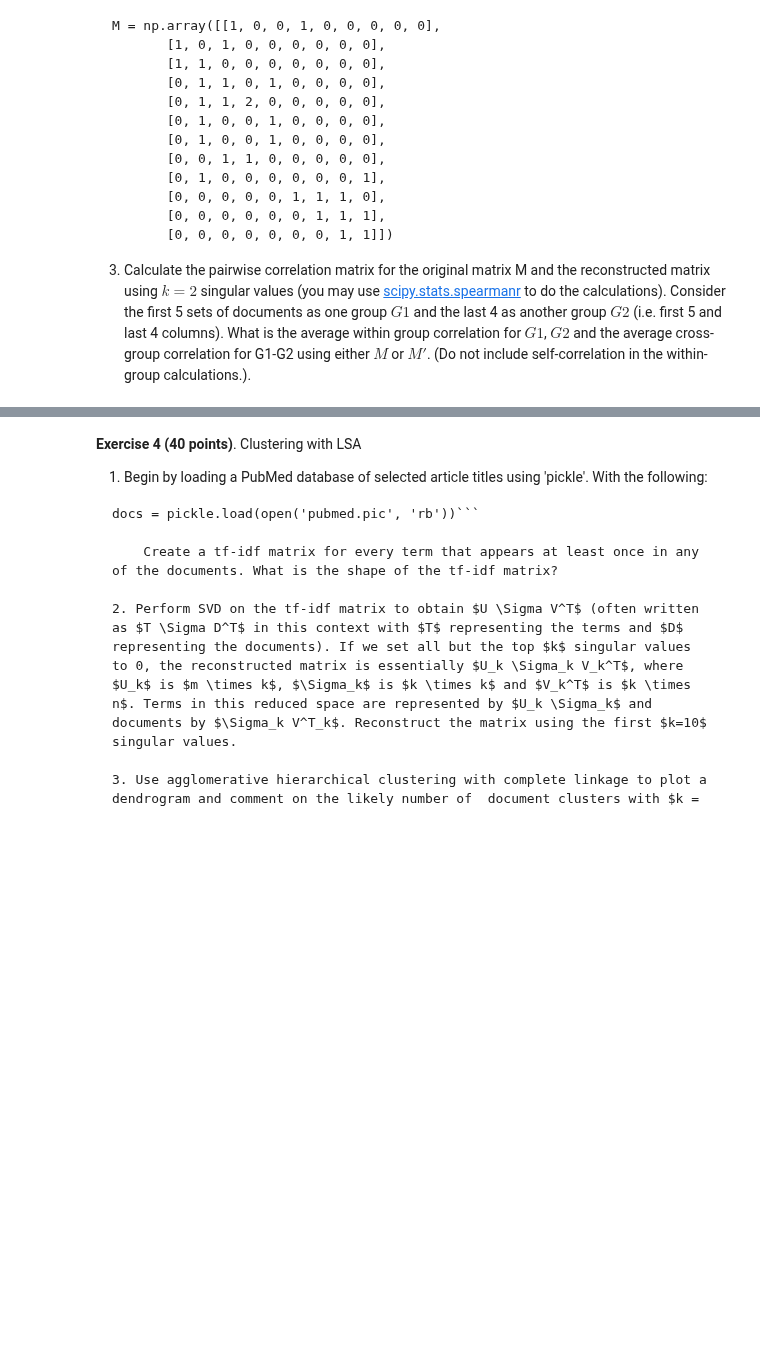
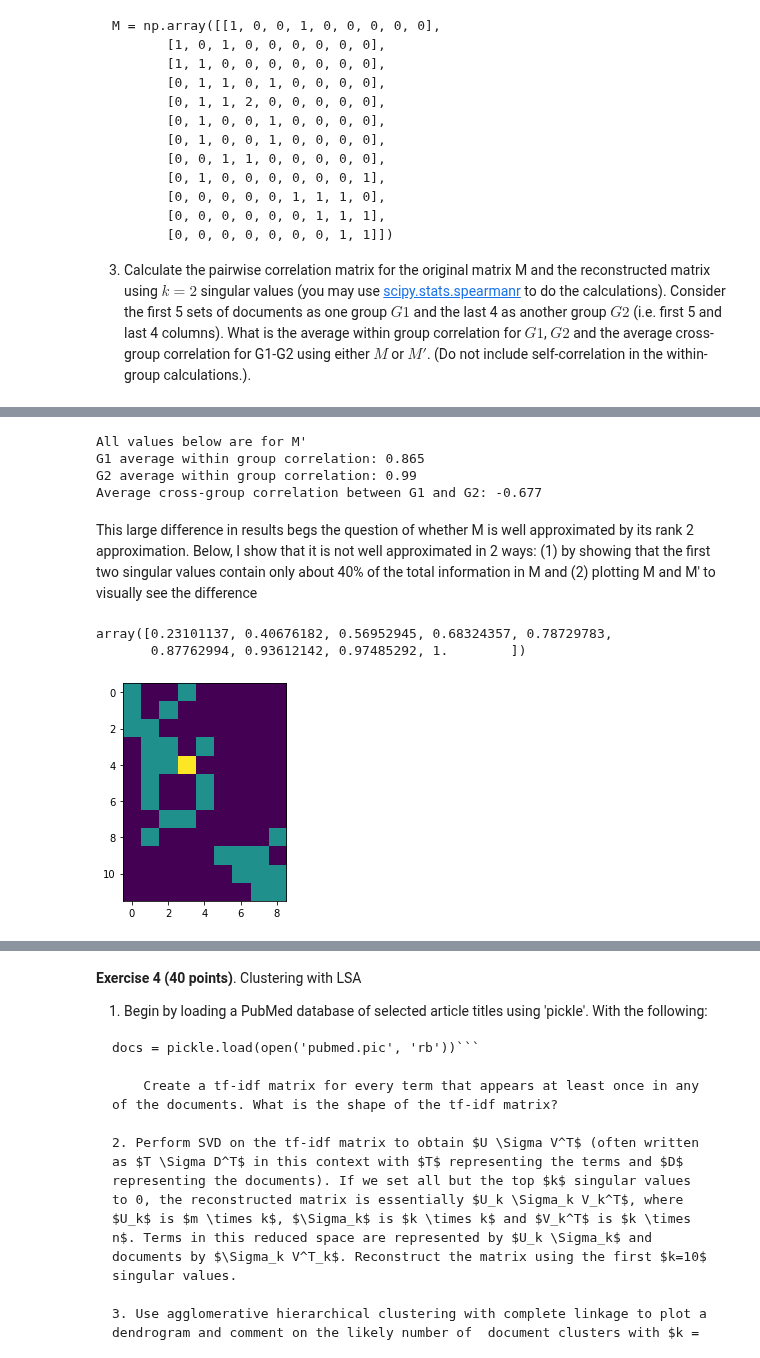
Before and after one commit to robkravec/sta-663-2021, a Jupyter notebook: notebooks/copies/homework/Homework07.ipynb, the cells around one changed output, grey strips where cells are left out. Cells and saved outputs as stored; diff of their text form; code cells hidden in the pictures; blank space fills up the shorter version.

```diff
--- a/notebooks/copies/homework/Homework07.ipynb
+++ b/notebooks/copies/homework/Homework07.ipynb
@@ -375,0 +397,18 @@ M = np.array([[1, 0, 0, 1, 0, 0, 0, 0, 0],
+# %%
+# Given matrix, M
+M = np.array([[1, 0, 0, 1, 0, 0, 0, 0, 0],
+       [1, 0, 1, 0, 0, 0, 0, 0, 0],
+       [1, 1, 0, 0, 0, 0, 0, 0, 0],
+       [0, 1, 1, 0, 1, 0, 0, 0, 0],
+       [0, 1, 1, 2, 0, 0, 0, 0, 0],
+       [0, 1, 0, 0, 1, 0, 0, 0, 0],
+       [0, 1, 0, 0, 1, 0, 0, 0, 0],
+       [0, 0, 1, 1, 0, 0, 0, 0, 0],
+       [0, 1, 0, 0, 0, 0, 0, 0, 1],
+       [0, 0, 0, 0, 0, 1, 1, 1, 0],
+       [0, 0, 0, 0, 0, 0, 1, 1, 1],
+       [0, 0, 0, 0, 0, 0, 0, 1, 1]])
+
+# Print M'
+M_prime = reduced_matrix(M, 2)
+np.round(M_prime, decimals = 3)
@@ -375,0 +465,41 @@ M = np.array([[1, 0, 0, 1, 0, 0, 0, 0, 0],
+# %%
+# Calculate pairwise correlation matrix M'
+M_prime_corr = stats.spearmanr(M_prime, axis = 0)[0]
+print("All values below are for M'")
+
+# Find average within group correlation for G1 (documents 1-5)
+G1 = M_prime_corr[0:5, 0:5]
+weights = np.ones(shape = G1.shape)
+np.fill_diagonal(weights, 0)
+G1_corr = np.average(G1, weights = weights)
+print("G1 average within group correlation: " + str(np.round(G1_corr, decimals = 3)))
+
+# Find average within group correlation for G2 (documents 6-9)
+G2 = M_prime_corr[5:9, 5:9]
+weights = np.ones(shape = G2.shape)
+np.fill_diagonal(weights, 0)
+G2_corr = np.average(G2, weights = weights)
+print("G2 average within group correlation: " + str(np.round(G2_corr, decimals = 3)))
+
+# Find average cross-group correlation for G1-G2
+cross_group = M_prime_corr[0:5, 5:9]
+cross_group_corr = cross_group.mean()
+print("Average cross-group correlation between G1 and G2: " + str(np.round(cross_group_corr, decimals = 3)))
+# %% [output]
+All values below are for M'
+G1 average within group correlation: 0.865
+G2 average within group correlation: 0.99
+Average cross-group correlation between G1 and G2: -0.677
+# %% [markdown]
+This large difference in results begs the question of whether M is well approximated by its rank 2 approximation. Below, I show that it is not well approximated in 2 ways: (1) by showing that the first two singular values contain only about 40% of the total information in M and (2) plotting M and M' to visually see the difference
+# %%
+# Perform SVD, and look at cumulative sum of singular values
+U, s, Vt = la.svd(M, full_matrices = False)
+s.cumsum() / s.sum()
+# %% [output]
+array([0.23101137, 0.40676182, 0.56952945, 0.68324357, 0.78729783,
+       0.87762994, 0.93612142, 0.97485292, 1.        ])
+# %%
+plt.imshow(M);
+# %% [output]
+[figure, added]
```
Also changed, not shown: parts of 22 cells of this notebook.
